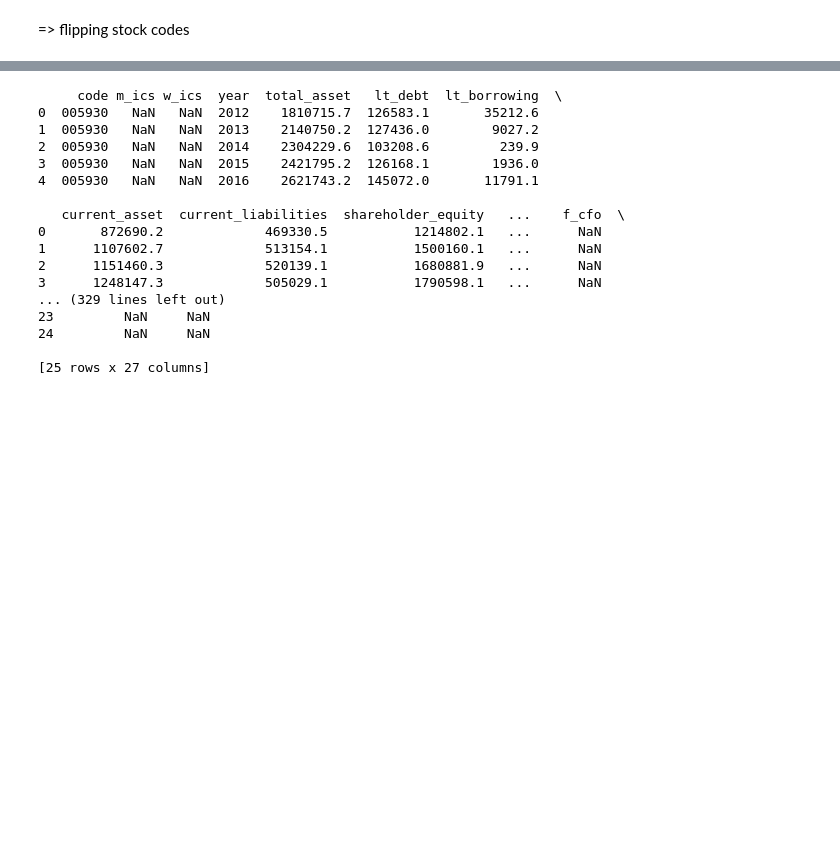
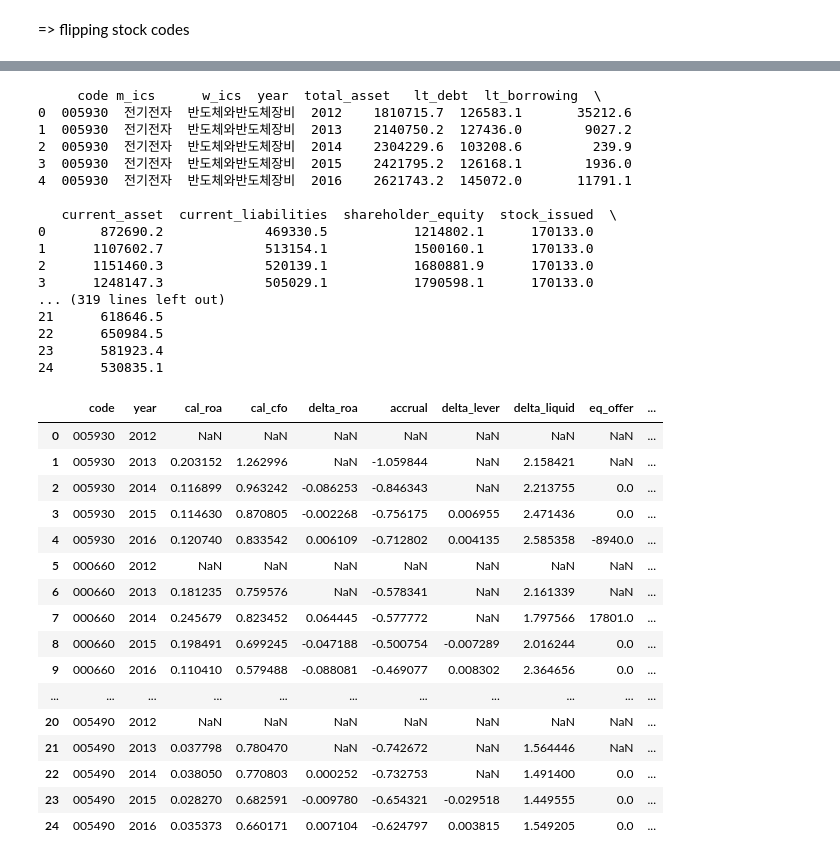
Before and after one commit to daesik82/ChargingBull, a Jupyter notebook: BigBull/crawler4piotroski_fscore_selenium_v2.ipynb, the cells around one changed output, grey strips where cells are left out. Cells and saved outputs as stored; diff of their text form; code cells hidden in the pictures; blank space fills up the shorter version.

```diff
--- a/BigBull/crawler4piotroski_fscore_selenium_v2.ipynb
+++ b/BigBull/crawler4piotroski_fscore_selenium_v2.ipynb
@@ -270,29 +279,29 @@ for i in code_n_name.keys():
     finstate_tab.click()
 
     code = i
-    for d in [crawl_balsheet(i), crawl_incomestate(i), crawl_cashflow(i)]:
+    for d in [crawl_ics(i), crawl_balsheet(i), crawl_incomestate(i), crawl_cashflow(i)]:
         fs_dict.update(d)
 
     df_company = merge_n_convert(i, year, fs_dict)
 
-    df_fscore = pd.concat([df_fscore, df_company], ignore_index=True)
+    df_fbase = pd.concat([df_fbase, df_company], ignore_index=True)
 
-    print(df_fscore)
+    print(df_fbase)
 # %% [output]
-     code m_ics w_ics  year  total_asset   lt_debt  lt_borrowing  \
-0  005930   NaN   NaN  2012    1810715.7  126583.1       35212.6
-1  005930   NaN   NaN  2013    2140750.2  127436.0        9027.2
-2  005930   NaN   NaN  2014    2304229.6  103208.6         239.9
-3  005930   NaN   NaN  2015    2421795.2  126168.1        1936.0
-4  005930   NaN   NaN  2016    2621743.2  145072.0       11791.1
+     code m_ics      w_ics  year  total_asset   lt_debt  lt_borrowing  \
+0  005930  전기전자  반도체와반도체장비  2012    1810715.7  126583.1       35212.6
+1  005930  전기전자  반도체와반도체장비  2013    2140750.2  127436.0        9027.2
+2  005930  전기전자  반도체와반도체장비  2014    2304229.6  103208.6         239.9
+3  005930  전기전자  반도체와반도체장비  2015    2421795.2  126168.1        1936.0
+4  005930  전기전자  반도체와반도체장비  2016    2621743.2  145072.0       11791.1
 
-   current_asset  current_liabilities  shareholder_equity   ...    f_cfo  \
-0       872690.2             469330.5           1214802.1   ...      NaN
-1      1107602.7             513154.1           1500160.1   ...      NaN
-2      1151460.3             520139.1           1680881.9   ...      NaN
-3      1248147.3             505029.1           1790598.1   ...      NaN
-... (329 lines left out)
-23         NaN     NaN
-24         NaN     NaN
-
-[25 rows x 27 columns]
+   current_asset  current_liabilities  shareholder_equity  stock_issued  \
+0       872690.2             469330.5           1214802.1      170133.0
+1      1107602.7             513154.1           1500160.1      170133.0
+2      1151460.3             520139.1           1680881.9      170133.0
+3      1248147.3             505029.1           1790598.1      170133.0
+... (319 lines left out)
+21      618646.5
+22      650984.5
+23      581923.4
+24      530835.1
@@ -298,0 +316,39 @@ for i in code_n_name.keys():
+# %%
+# Calculating relavent values for df_fcalc
+df_fcalc.code = df_fbase.code
+df_fcalc.year = df_fbase.year
+
+df_fcalc.cal_roa = df_fbase.operating_income / df_fbase.l_total_asset
+df_fcalc.cal_cfo = df_fbase.cf_operation / df_fbase.l_total_asset
+df_fcalc.delta_roa = df_fcalc.cal_roa.diff()
+df_fcalc.accrual = df_fcalc.cal_roa - df_fcalc.cal_cfo
+
+df_fcalc.lever = df_fbase.lt_debt / df_fbase.avg_total_asset
+df_fcalc.delta_lever = df_fcalc.lever.diff()
+df_fcalc.delta_liquid = df_fbase.current_asset.where(df_fbase.year != '2012') / df_fbase.current_liabilities.where(df_fbase.year != '2012')
+df_fcalc.eq_offer = df_fbase.stock_issued.where(df_fbase.year != '2012').diff()
+
+df_fcalc.gmo = df_fbase.gross_profit.where(df_fbase.year != '2012') / df_fbase.total_sales.where(df_fbase.year != '2012')
+df_fcalc.delta_margin = df_fcalc.gmo.diff()
+df_fcalc.atr = df_fbase.total_sales / df_fbase.l_total_asset
+df_fcalc.delta_turn = df_fcalc.atr.diff()
+# %%
+df_fcalc
+# %% [output]
+|  | code | year | cal_roa | cal_cfo | delta_roa | accrual | delta_lever | delta_liquid | eq_offer | ... |
+| 0 | 005930 | 2012 | NaN | NaN | NaN | NaN | NaN | NaN | NaN | ... |
+| 1 | 005930 | 2013 | 0.203152 | 1.262996 | NaN | -1.059844 | NaN | 2.158421 | NaN | ... |
+| 2 | 005930 | 2014 | 0.116899 | 0.963242 | -0.086253 | -0.846343 | NaN | 2.213755 | 0.0 | ... |
+| 3 | 005930 | 2015 | 0.114630 | 0.870805 | -0.002268 | -0.756175 | 0.006955 | 2.471436 | 0.0 | ... |
+| 4 | 005930 | 2016 | 0.120740 | 0.833542 | 0.006109 | -0.712802 | 0.004135 | 2.585358 | -8940.0 | ... |
+| 5 | 000660 | 2012 | NaN | NaN | NaN | NaN | NaN | NaN | NaN | ... |
+| 6 | 000660 | 2013 | 0.181235 | 0.759576 | NaN | -0.578341 | NaN | 2.161339 | NaN | ... |
+| 7 | 000660 | 2014 | 0.245679 | 0.823452 | 0.064445 | -0.577772 | NaN | 1.797566 | 17801.0 | ... |
+| 8 | 000660 | 2015 | 0.198491 | 0.699245 | -0.047188 | -0.500754 | -0.007289 | 2.016244 | 0.0 | ... |
+| 9 | 000660 | 2016 | 0.110410 | 0.579488 | -0.088081 | -0.469077 | 0.008302 | 2.364656 | 0.0 | ... |
+| ... | ... | ... | ... | ... | ... | ... | ... | ... | ... | ... |
+| 20 | 005490 | 2012 | NaN | NaN | NaN | NaN | NaN | NaN | NaN | ... |
+| 21 | 005490 | 2013 | 0.037798 | 0.780470 | NaN | -0.742672 | NaN | 1.564446 | NaN | ... |
+| 22 | 005490 | 2014 | 0.038050 | 0.770803 | 0.000252 | -0.732753 | NaN | 1.491400 | 0.0 | ... |
+| 23 | 005490 | 2015 | 0.028270 | 0.682591 | -0.009780 | -0.654321 | -0.029518 | 1.449555 | 0.0 | ... |
+| 24 | 005490 | 2016 | 0.035373 | 0.660171 | 0.007104 | -0.624797 | 0.003815 | 1.549205 | 0.0 | ... |
```
Also changed, not shown: parts of 14 cells of this notebook, 1 other file.
